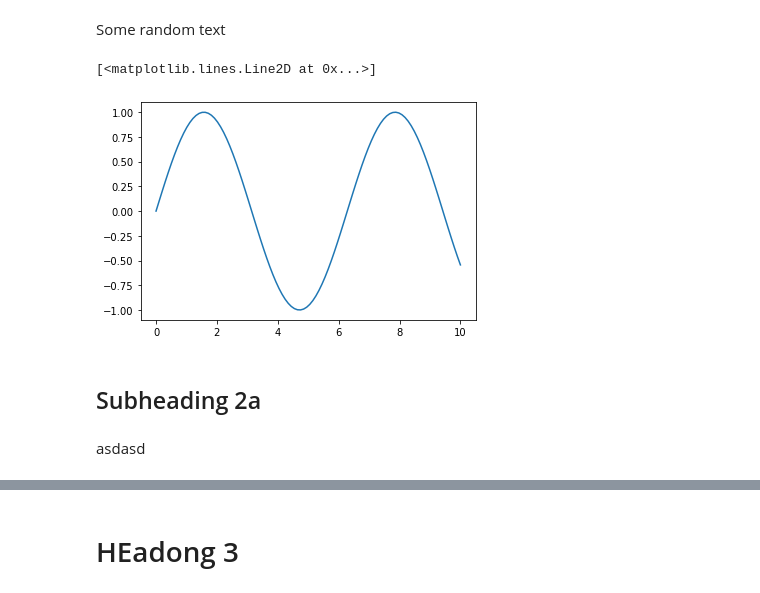
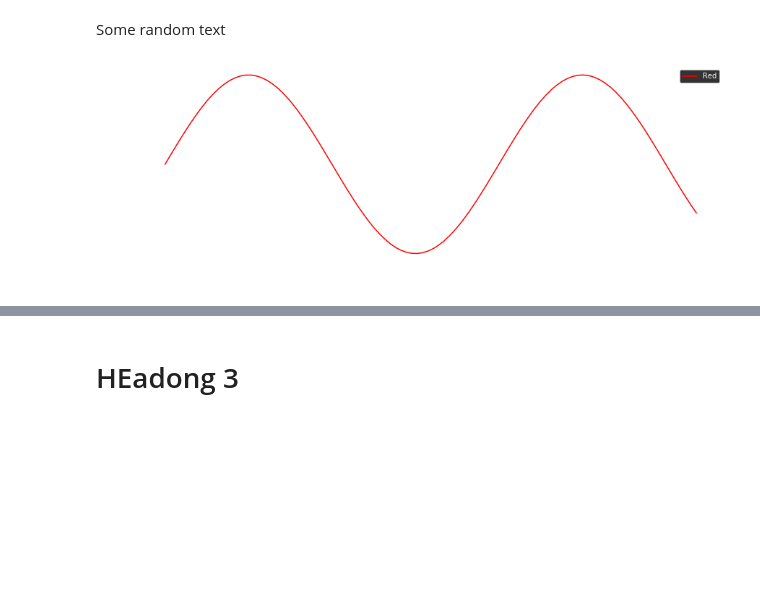
Before and after one commit to markusmeingast/Satellite-Classifier, a Jupyter notebook: index.ipynb, the cells around one changed output, grey strips where cells are left out. Drawn from its saved outputs; the diff is of its cells as text; code cells hidden in the pictures; blank space fills up the shorter version.

Commit message:
Modified visuals a bit for matplotlib. Altair interactive may not work. Plotly?

```diff
--- a/index.ipynb
+++ b/index.ipynb
@@ -91,5 +99,15 @@ div.footer {
 </style>
 # %%
 import pandas as pd
+from IPython.display import HTML
+
 import matplotlib.pyplot as mp
+mp.style.use(['dark_background'])
+
+import altair as alt
+import vega
+alt.renderers.enable('notebook')
 import numpy as np
+import pandas as pd
+# %%
+mp.rcParams
@@ -97,12 +135,15 @@ import numpy as np
 # Heading Nr. 2
 # %% [markdown]
 Some random text
-# %%
-mp.plot(np.linspace(0,10,100),np.sin(np.linspace(0,10,100)))
-# %% [output]
-[<matplotlib.lines.Line2D at 0x...>]
-[figure, removed]
-# %% [markdown]
-## Subheading 2a
-# %% [markdown]
-asdasd
+# %%
+fig = mp.figure(figsize=(14.5,5))
+fig.patch.set_alpha(0.0)
+mp.plot(np.linspace(0,10,100),np.sin(np.linspace(0,10,100)),'r-', label='Red')
+mp.gca().patch.set_alpha(0.0)
+mp.grid()
+mp.xlabel('Something')
+mp.ylabel('Somethign else')
+mp.legend()
+mp.show()
+# %% [output]
+[figure, added]
```
Also changed, not shown: parts of 5 cells of this notebook, 1 other file.
